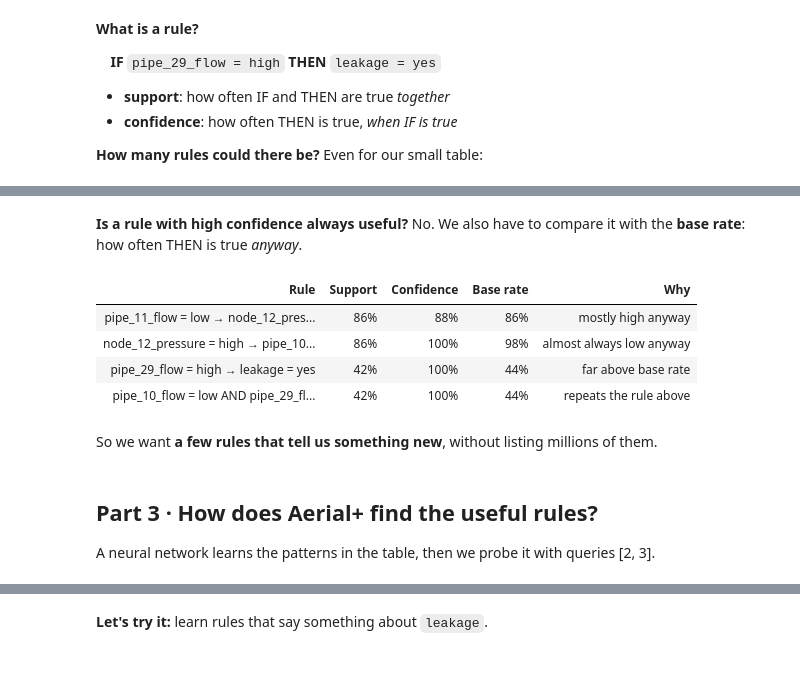
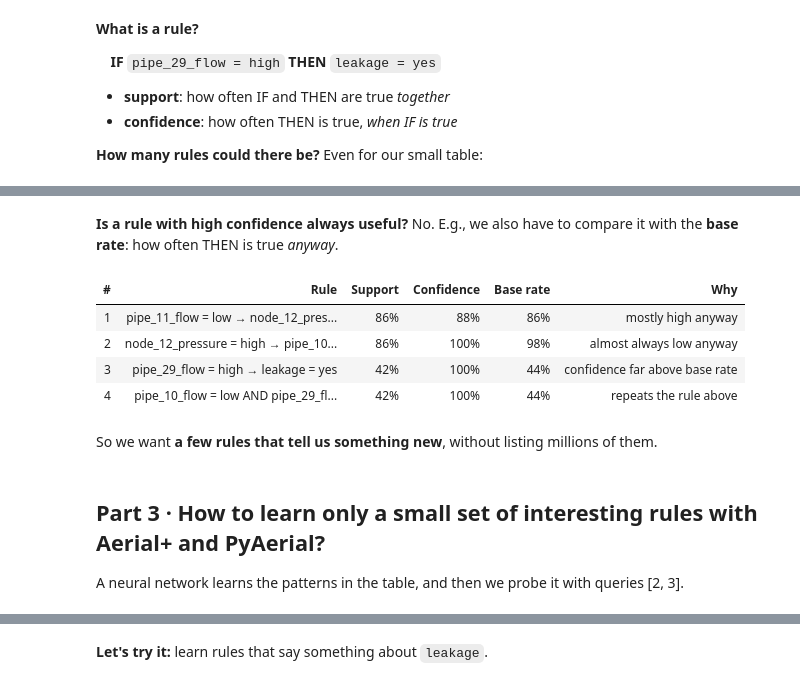
Before and after one commit to DiTEC-project/icsoc_tutorial, a Jupyter notebook: rule_learning_tutorial.ipynb, the cells around one changed output, grey strips where cells are left out. Saved outputs shown, nothing was run; the diff lists cells and outputs as text; code cells hidden in the pictures.

```diff
--- a/rule_learning_tutorial.ipynb
+++ b/rule_learning_tutorial.ipynb
@@ -137,25 +128,25 @@ findfont: Font family 'Times New Roman' not found.
 [figure]
 # %% [markdown]
 **Is a rule with high confidence always useful?**
-No. We also have to compare it with the **base rate**: how often THEN is true *anyway*.
+No. E.g., we also have to compare it with the **base rate**: how often THEN is true *anyway*.
 # %%
 tu.explain_examples(data, [
     ({"pipe_11_flow": "low"},        ("node_12_pressure", "high"), "mostly high anyway"),
     ({"node_12_pressure": "high"},   ("pipe_10_flow", "low"),      "almost always low anyway"),
-    ({"pipe_29_flow": "high"},       ("leakage", "yes"),           "far above base rate"),
+    ({"pipe_29_flow": "high"},       ("leakage", "yes"),           "confidence far above base rate"),
     ({"pipe_10_flow": "low", "pipe_29_flow": "high"}, ("leakage", "yes"), "repeats the rule above"),
-])
+], highlight=3)
 # %% [output]
-| Rule | Support | Confidence | Base rate | Why |
-| pipe_11_flow = low → node_12_pres... | 86% | 88% | 86% | mostly high anyway |
-| node_12_pressure = high → pipe_10... | 86% | 100% | 98% | almost always low anyway |
-| pipe_29_flow = high → leakage = yes | 42% | 100% | 44% | far above base rate |
-| pipe_10_flow = low AND pipe_29_fl... | 42% | 100% | 44% | repeats the rule above |
+| # | Rule | Support | Confidence | Base rate | Why |
+| 1 | pipe_11_flow = low → node_12_pres... | 86% | 88% | 86% | mostly high anyway |
+| 2 | node_12_pressure = high → pipe_10... | 86% | 100% | 98% | almost always low anyway |
+| 3 | pipe_29_flow = high → leakage = yes | 42% | 100% | 44% | confidence far above base rate |
+| 4 | pipe_10_flow = low AND pipe_29_fl... | 42% | 100% | 44% | repeats the rule above |
 # %% [markdown]
 So we want **a few rules that tell us something new**, without listing millions of them.
 # %% [markdown]
-## Part 3 · How does Aerial+ find the useful rules?
-A neural network learns the patterns in the table, then we probe it with queries [2, 3].
+## Part 3 · How to learn only a small set of interesting rules with Aerial+ and PyAerial?
+A neural network learns the patterns in the table, and then we probe it with queries [2, 3].
 # %% [markdown]
 ![How Aerial+ works](attachment:aerial.png)
 # %% [markdown]
```
Also changed, not shown: parts of 30 cells of this notebook, 1 other file.
